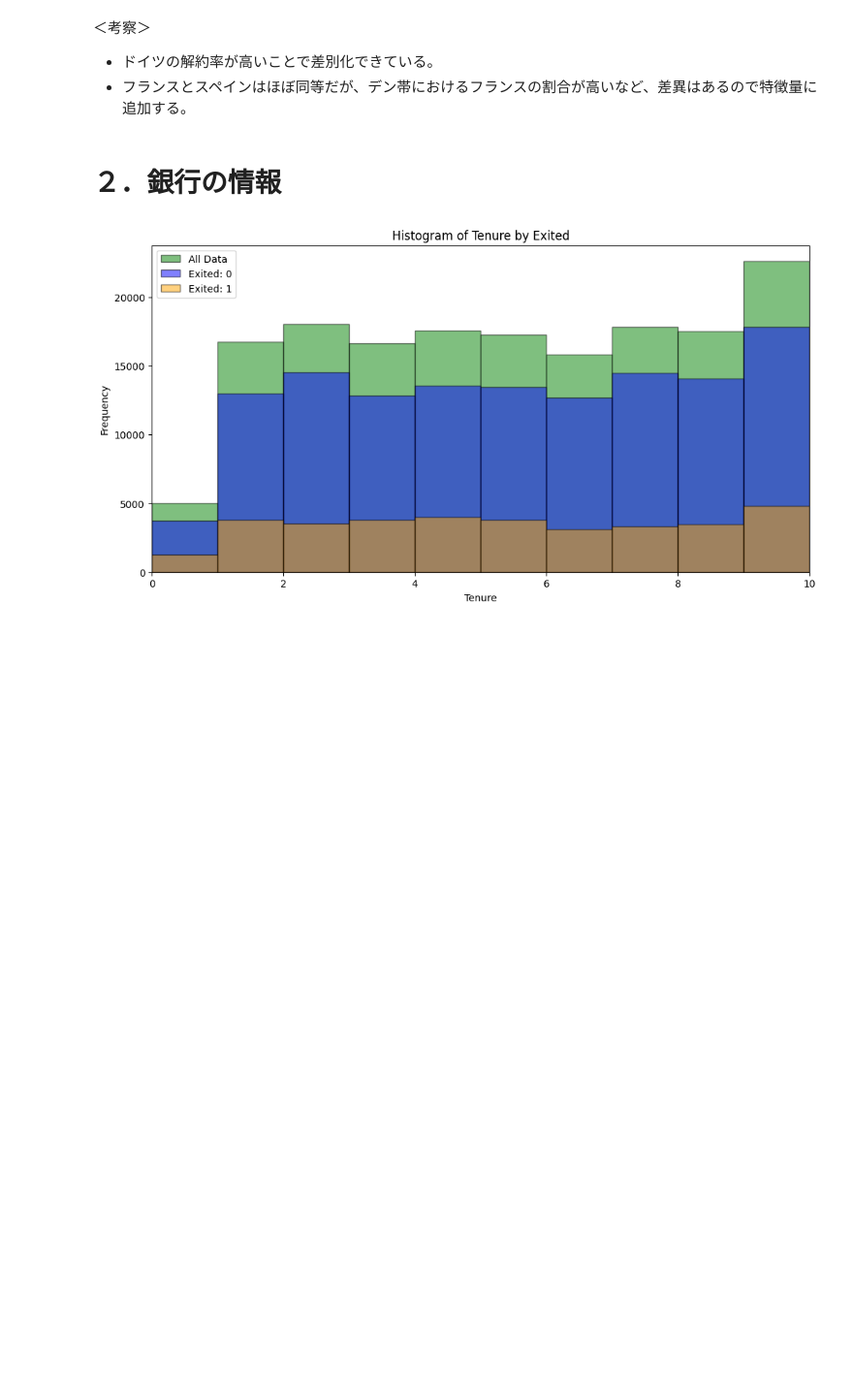
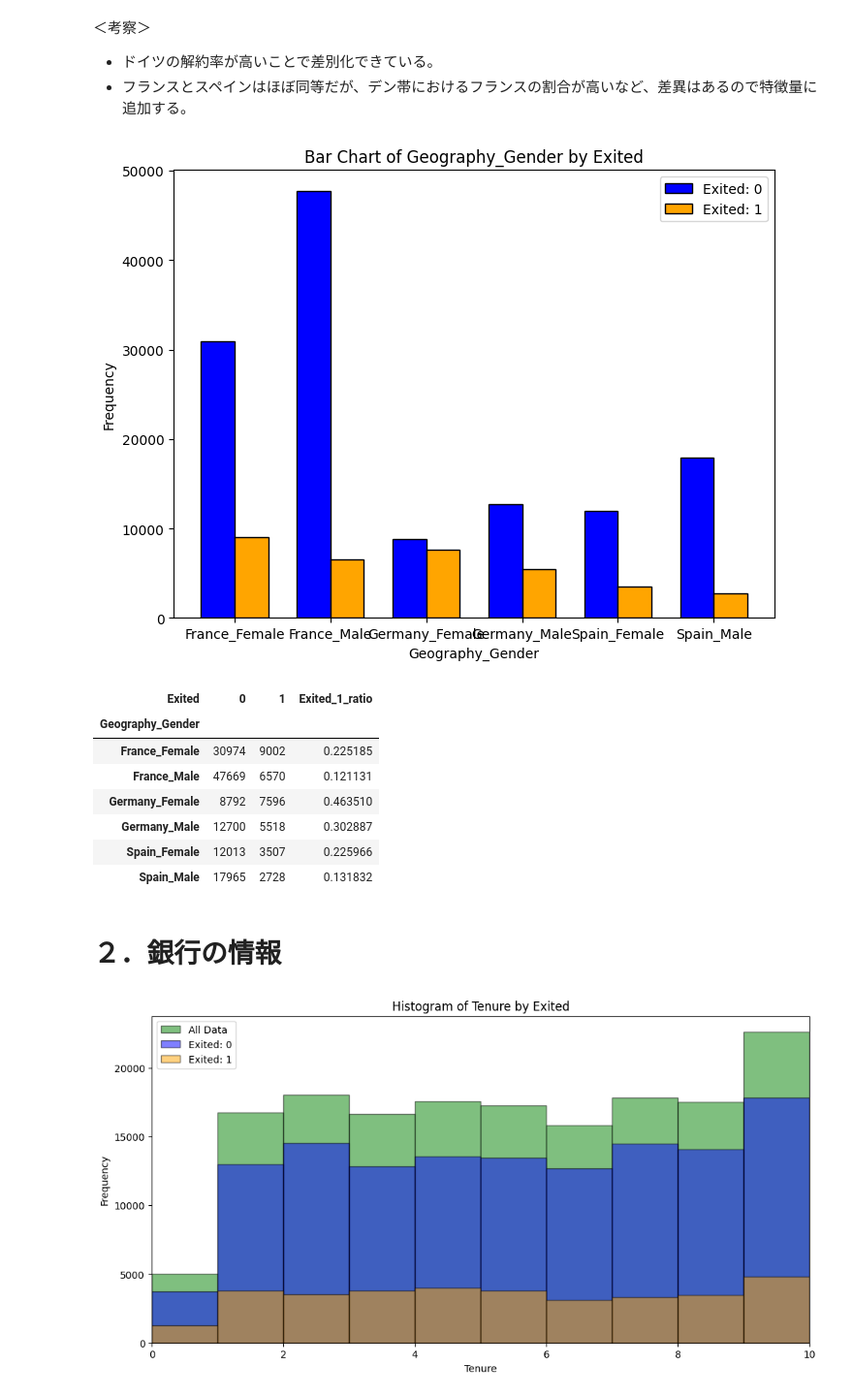
Before and after one commit to skyshine460/Binary-Classification-with-a-Bank-Churn-Dataset, a Jupyter notebook: notebookf7f7e4f5c0.ipynb, the cells around one changed output. Shown at 97% size. Cells and saved outputs as stored; diff of their text form; code cells hidden in the pictures; blank space fills up the shorter version.

```diff
--- a/notebookf7f7e4f5c0.ipynb
+++ b/notebookf7f7e4f5c0.ipynb
@@ -267,6 +269,17 @@ def label_encoding(train_df, test_df, col):
         le = LabelEncoder()
         train_df[col] = le.fit_transform(train_df[col])
         test_df[col] = le.fit_transform(test_df[col])
+
+def crosstab_df(col):
+    crosstab = pd.crosstab(train_df[col], train_df['Exited'])
+    crosstab['Exited_1_ratio'] = crosstab[1] / (crosstab[0] + crosstab[1])
+    return crosstab
+
+def category_and_category(col1, col2):
+    train_df[col1+"_"+col2] = train_df[col1].astype(str) + '_' + train_df[col2].astype(str)
+    train_df[col1+"_"+col2] = train_df[col1+"_"+col2].astype('category')
+    test_df[col1+"_"+col2] = test_df[col1].astype(str) + '_' + test_df[col2].astype(str)
+    test_df[col1+"_"+col2] = test_df[col1+"_"+col2].astype('category')
 # %%
 # 'Geography' (0:Female, 1:Male)
 label_encoding(train_df, test_df, 'Gender')
@@ -293,10 +314,8 @@ plot_histograms(train_df, 'Age', bins=75) # 1歳ごと
 * 年代ごとに傾向が異なるので、ビンニングもありか。
 * 最大値94はありえない数字ではないので、外れ値の設定はなし。
 # %%
-# ビンの範囲を設定
-
-bins = [10, 20, 30, 40, 50, 60, 70, 80, 100]
-labels = ['10-19', '20-29', '30-39', '40-49', '50-59', '60-69', '70-79', '80-99']
+bins = [10, 30, 40, 50, 60, 70, 80, 100]
+labels = ['10-29', '30-39', '40-49', '50-59', '60-69', '70-79', '80-99']
 
 # bins = [15, 20, 25, 30, 35, 40, 45, 50, 55, 60, 65, 70, 75, 80, 85, 90, 95]
 # labels = ['15-19', '20-24', '25-29', '30-34', '35-39', '40-44', '45-49', '50-54', '55-59', '60-64', '65-69', '70-74', '75-79', '80-84', '85-89', '90-94']
@@ -304,6 +323,7 @@ labels = ['10-19', '20-29', '30-39', '40-49', '50-59', '60-69', '70-79', '80-99'
 train_df['Age'] = train_df['Age'].astype(int)
 test_df['Age'] = test_df['Age'].astype(int)
 
-# pd.cut()を使って年齢をビンに分ける
 train_df['Age_group'] = pd.cut(train_df['Age'], bins=bins, labels=labels, right=False)
 test_df['Age_group'] = pd.cut(test_df['Age'], bins=bins, labels=labels, right=False)
+
+crosstab_df('Age_group')
@@ -343,6 +362,20 @@ crosstab_Geography
 
 * ドイツの解約率が高いことで差別化できている。
 * フランスとスペインはほぼ同等だが、デン帯におけるフランスの割合が高いなど、差異はあるので特徴量に追加する。
+# %%
+category_and_category('Geography', 'Gender')
+barplots(train_df, 'Geography_Gender')
+crosstab_df('Geography_Gender')
+# %% [output]
+[figure, added]
+| Exited | 0 | 1 | Exited_1_ratio |
+| Geography_Gender |  |  |  |
+| France_Female | 30974 | 9002 | 0.225185 |
+| France_Male | 47669 | 6570 | 0.121131 |
+| Germany_Female | 8792 | 7596 | 0.463510 |
+| Germany_Male | 12700 | 5518 | 0.302887 |
+| Spain_Female | 12013 | 3507 | 0.225966 |
+| Spain_Male | 17965 | 2728 | 0.131832 |
 # %% [markdown]
 # ２．銀行の情報
 # %%
```
Also changed, not shown: parts of 49 cells of this notebook.
